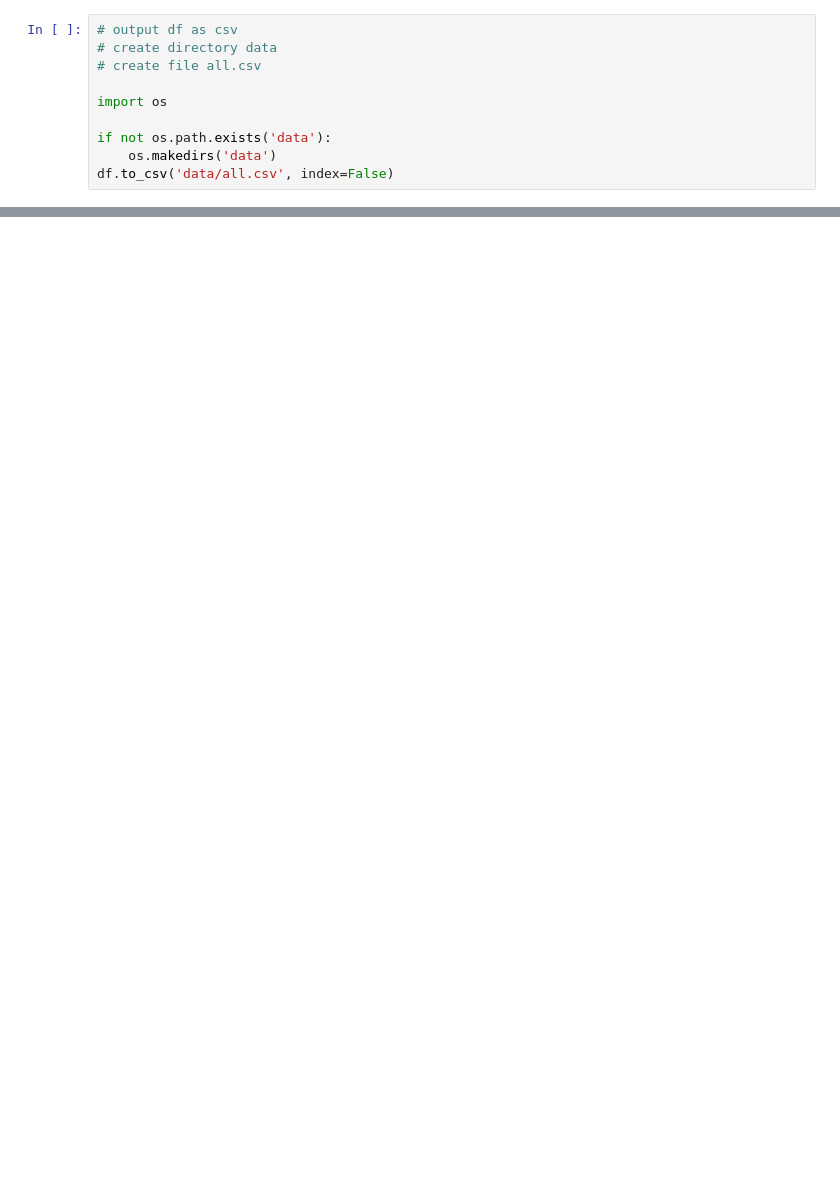
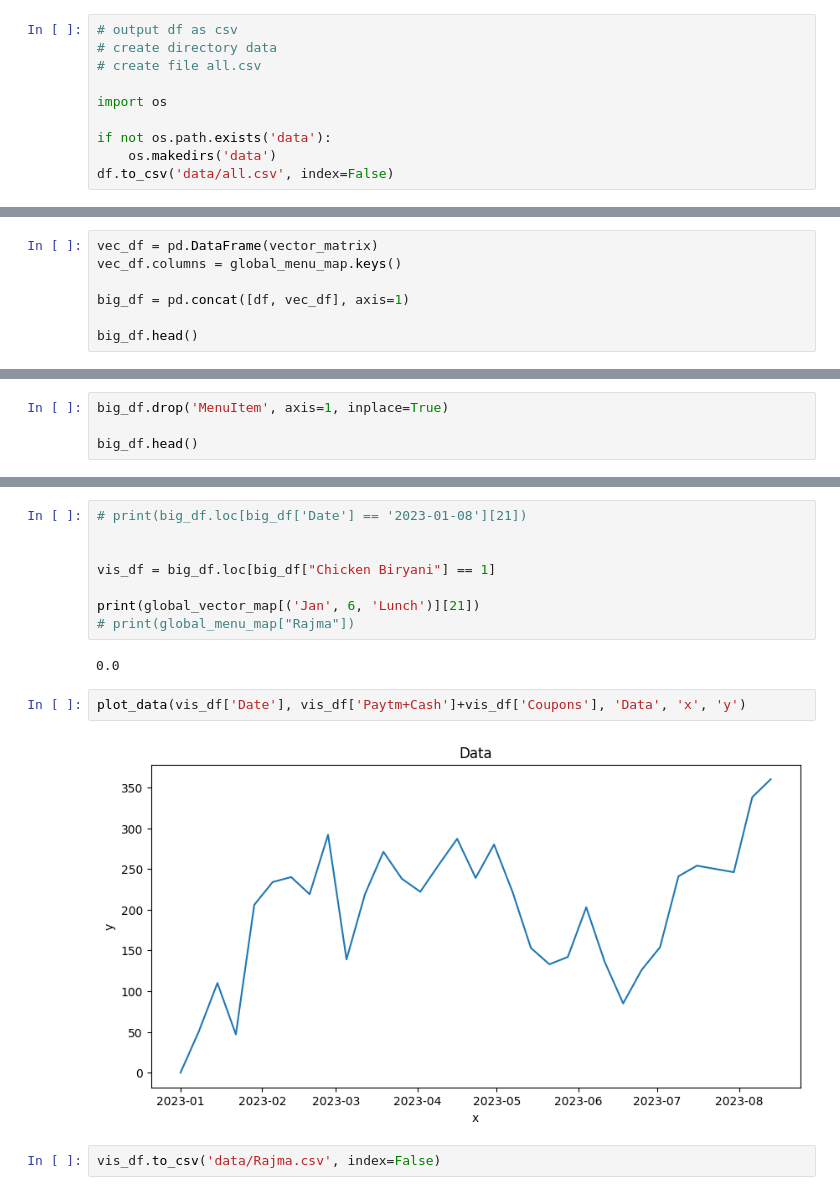
Before and after one commit to NalishJain/Optimizing-Campus-Dining, a Jupyter notebook: formatter.ipynb, the cells around one changed output, grey strips where cells are left out. Cells and saved outputs as stored; diff of their text form; blank space fills up the shorter version.

```diff
--- a/formatter.ipynb
+++ b/formatter.ipynb
@@ -783,0 +1013,7 @@ df.to_csv('data/all.csv', index=False)
+# %%
+vec_df = pd.DataFrame(vector_matrix)
+vec_df.columns = global_menu_map.keys()
+
+big_df = pd.concat([df, vec_df], axis=1)
+
+big_df.head()
@@ -783,0 +1028,4 @@ df.to_csv('data/all.csv', index=False)
+# %%
+big_df.drop('MenuItem', axis=1, inplace=True)
+
+big_df.head()
@@ -783,0 +1040,16 @@ df.to_csv('data/all.csv', index=False)
+# %%
+# print(big_df.loc[big_df['Date'] == '2023-01-08'][21])
+
+
+vis_df = big_df.loc[big_df["Chicken Biryani"] == 1]
+
+print(global_vector_map[('Jan', 6, 'Lunch')][21])
+# print(global_menu_map["Rajma"])
+# %% [output]
+0.0
+# %%
+plot_data(vis_df['Date'], vis_df['Paytm+Cash']+vis_df['Coupons'], 'Data', 'x', 'y')
+# %% [output]
+[figure, added]
+# %%
+vis_df.to_csv('data/Rajma.csv', index=False)
```
Also changed, not shown: parts of 13 cells of this notebook, 1 other file.
